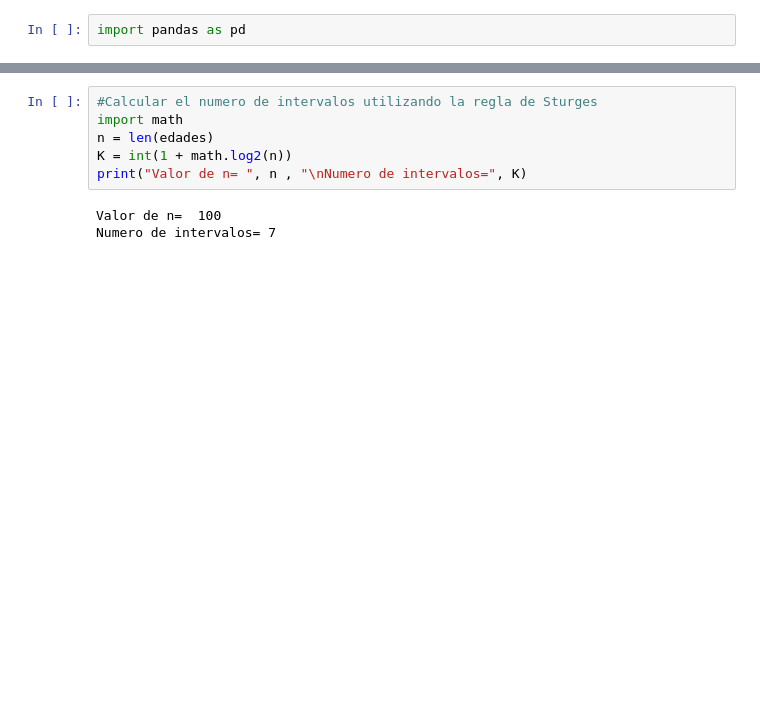
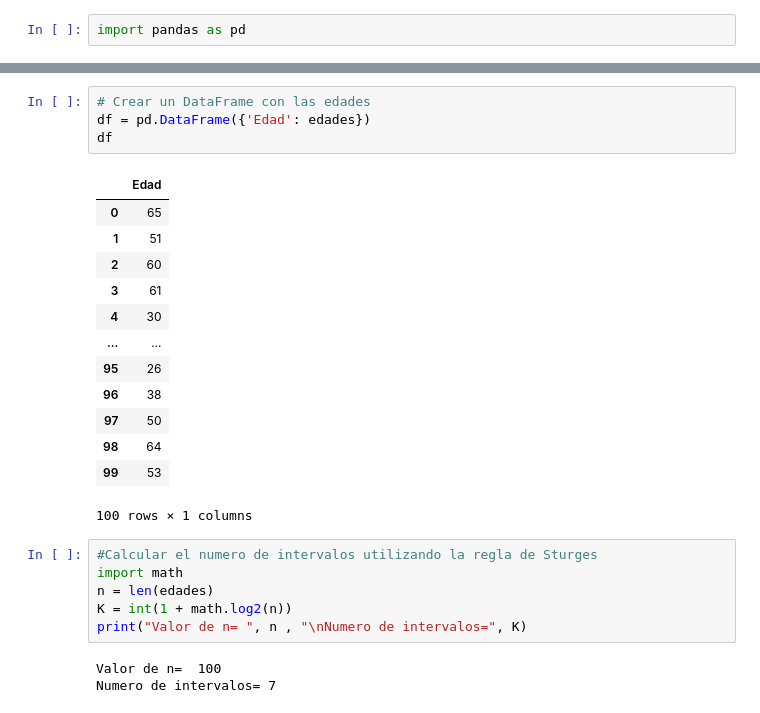
Before and after one commit to ValenteHC/Probabilidad-, a Jupyter notebook: Practica_3.ipynb, the cells around one changed output, grey strips where cells are left out. Drawn from its saved outputs; the diff is of its cells as text; blank space fills up the shorter version.

```diff
--- a/Practica_3.ipynb
+++ b/Practica_3.ipynb
@@ -132,3 +140,21 @@ tabla_frecuencias
+# %%
+# Crear un DataFrame con las edades
+df = pd.DataFrame({'Edad': edades})
+df
+# %% [output]
+|  | Edad |
+| 0 | 65 |
+| 1 | 51 |
+| 2 | 60 |
+| 3 | 61 |
+| 4 | 30 |
+| ... | ... |
+| 95 | 26 |
+| 96 | 38 |
+| 97 | 50 |
+| 98 | 64 |
+| 99 | 53 |
+100 rows × 1 columns
 # %%
 #Calcular el numero de intervalos utilizando la regla de Sturges
 import math
```
Also changed, not shown: parts of 14 cells of this notebook.
